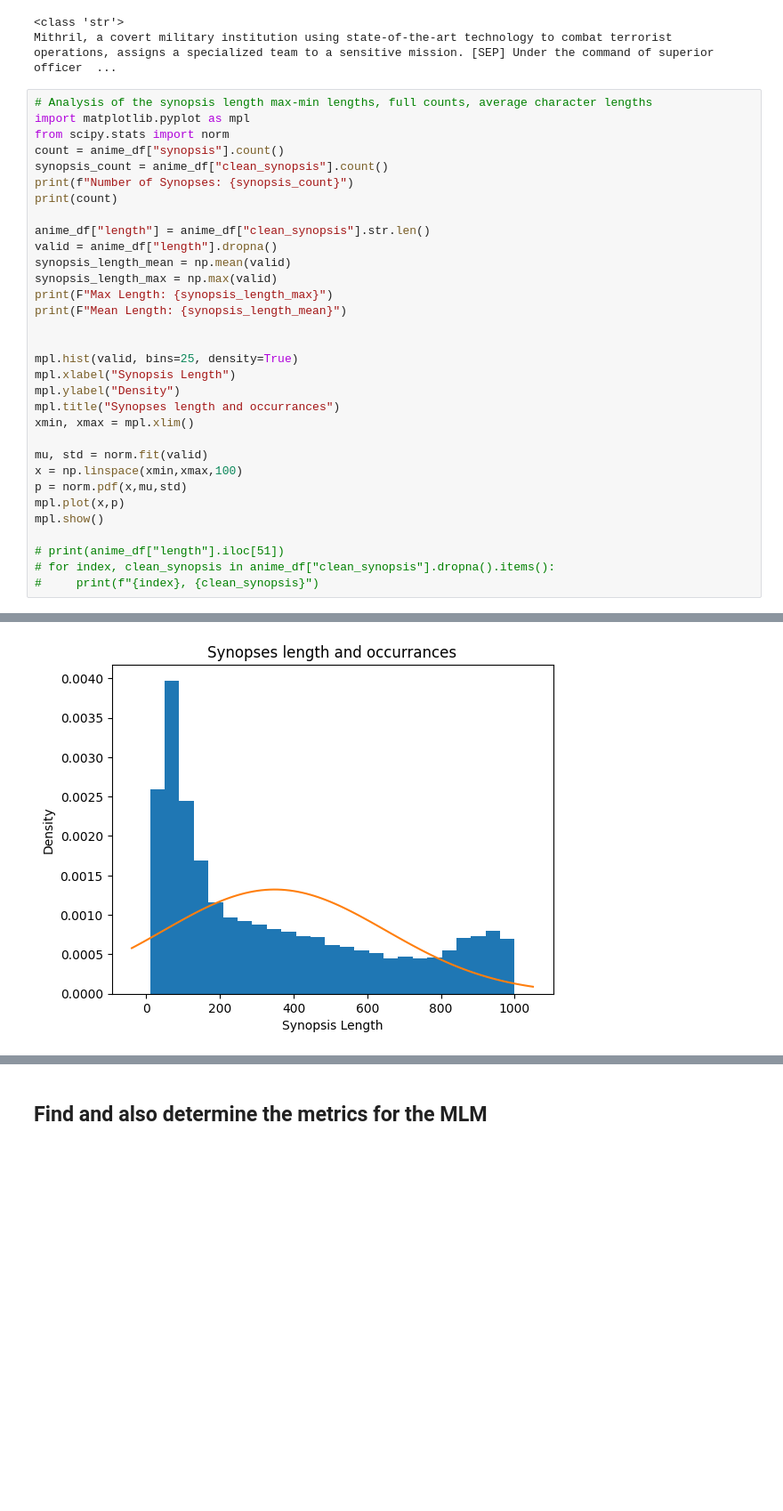
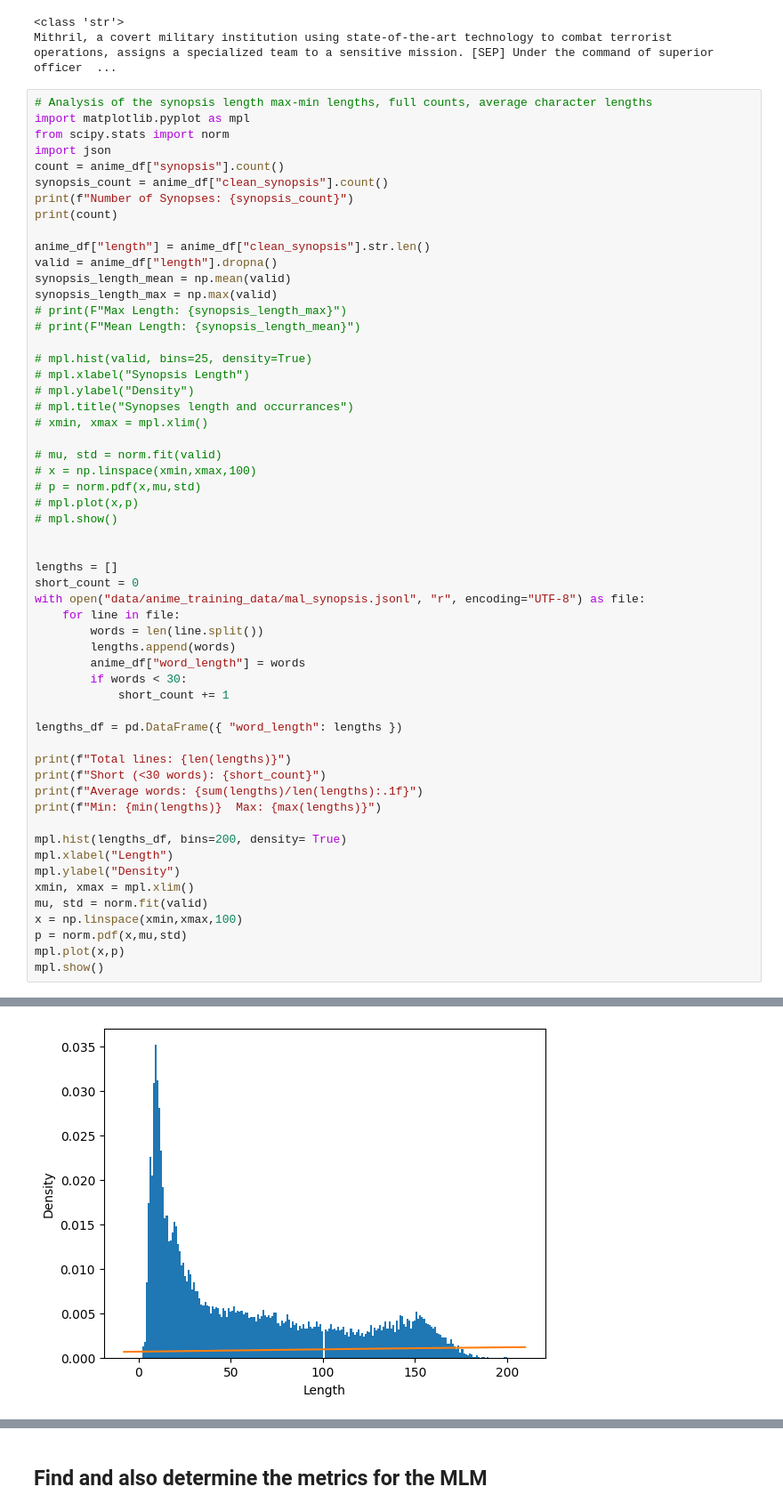
Before and after one commit to droxuz/anime-ner-transformer, a Jupyter notebook: data_visualization_MLM.ipynb, the cells around one changed output, grey strips where cells are left out. Shown at 89% size. Saved outputs shown, nothing was run; the diff lists cells and outputs as text; blank space fills up the shorter version.

```diff
--- a/data_visualization_MLM.ipynb
+++ b/data_visualization_MLM.ipynb
@@ -214,6 +214,7 @@ Mithril, a covert military institution using state-of-the-art technology to comb
 # Analysis of the synopsis length max-min lengths, full counts, average character lengths
 import matplotlib.pyplot as mpl
 from scipy.stats import norm
+import json
 count = anime_df["synopsis"].count()
 synopsis_count = anime_df["clean_synopsis"].count()
 print(f"Number of Synopses: {synopsis_count}")
@@ -223,25 +224,48 @@ anime_df["length"] = anime_df["clean_synopsis"].str.len()
 valid = anime_df["length"].dropna()
 synopsis_length_mean = np.mean(valid)
 synopsis_length_max = np.max(valid)
-print(F"Max Length: {synopsis_length_max}")
-print(F"Mean Length: {synopsis_length_mean}")
+# print(F"Max Length: {synopsis_length_max}")
+# print(F"Mean Length: {synopsis_length_mean}")
+
+# mpl.hist(valid, bins=25, density=True)
+# mpl.xlabel("Synopsis Length")
+# mpl.ylabel("Density")
+# mpl.title("Synopses length and occurrances")
+# xmin, xmax = mpl.xlim()
+
+# mu, std = norm.fit(valid)
+# x = np.linspace(xmin,xmax,100)
+# p = norm.pdf(x,mu,std)
+# mpl.plot(x,p)
+# mpl.show()
 
 
-mpl.hist(valid, bins=25, density=True)
-mpl.xlabel("Synopsis Length")
+lengths = []
+short_count = 0
+with open("data/anime_training_data/mal_synopsis.jsonl", "r", encoding="UTF-8") as file:
+    for line in file:
+        words = len(line.split())
+        lengths.append(words)
+        anime_df["word_length"] = words
+        if words < 30:
+            short_count += 1
+
+lengths_df = pd.DataFrame({ "word_length": lengths })
+
+print(f"Total lines: {len(lengths)}")
+print(f"Short (<30 words): {short_count}")
+print(f"Average words: {sum(lengths)/len(lengths):.1f}")
+print(f"Min: {min(lengths)}  Max: {max(lengths)}")
+
+mpl.hist(lengths_df, bins=200, density= True)
+mpl.xlabel("Length")
 mpl.ylabel("Density")
-mpl.title("Synopses length and occurrances")
 xmin, xmax = mpl.xlim()
-
 mu, std = norm.fit(valid)
 x = np.linspace(xmin,xmax,100)
 p = norm.pdf(x,mu,std)
 mpl.plot(x,p)
 mpl.show()
-
-# print(anime_df["length"].iloc[51])
-# for index, clean_synopsis in anime_df["clean_synopsis"].dropna().items():
-#     print(f"{index}, {clean_synopsis}")
 # %% [output]
 Number of Synopses: 24977
 24977
@@ -250 +276 @@ Mean Length: 348.5211194298755
-[figure, old version]
+[figure, new version]
```
Also changed, not shown: parts of 1 cell of this notebook, 7 other files.
